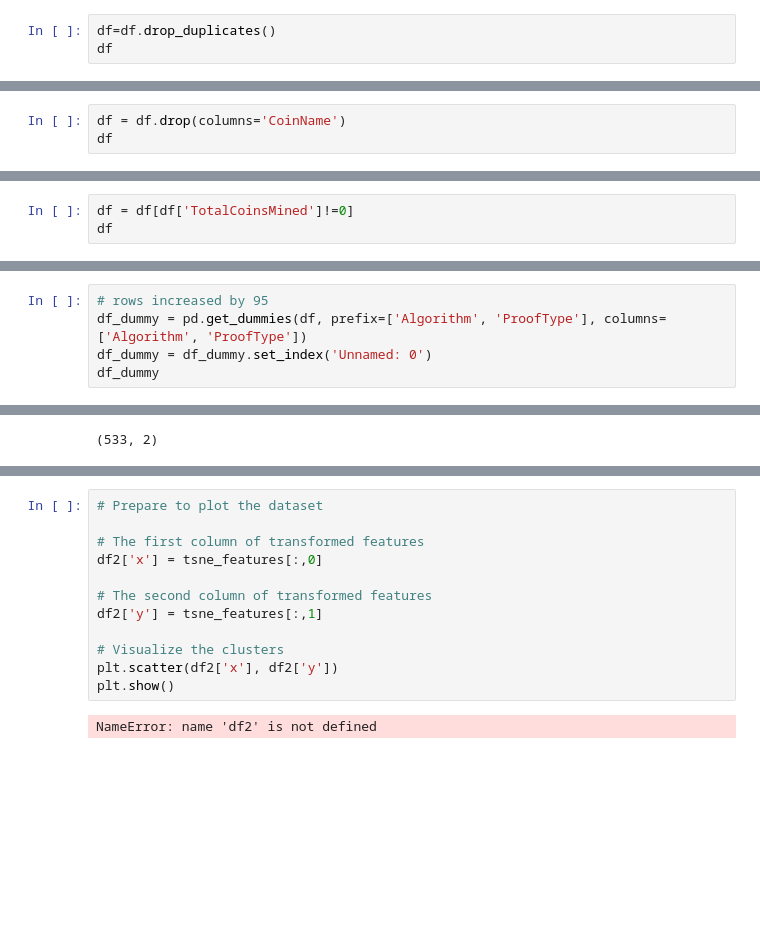
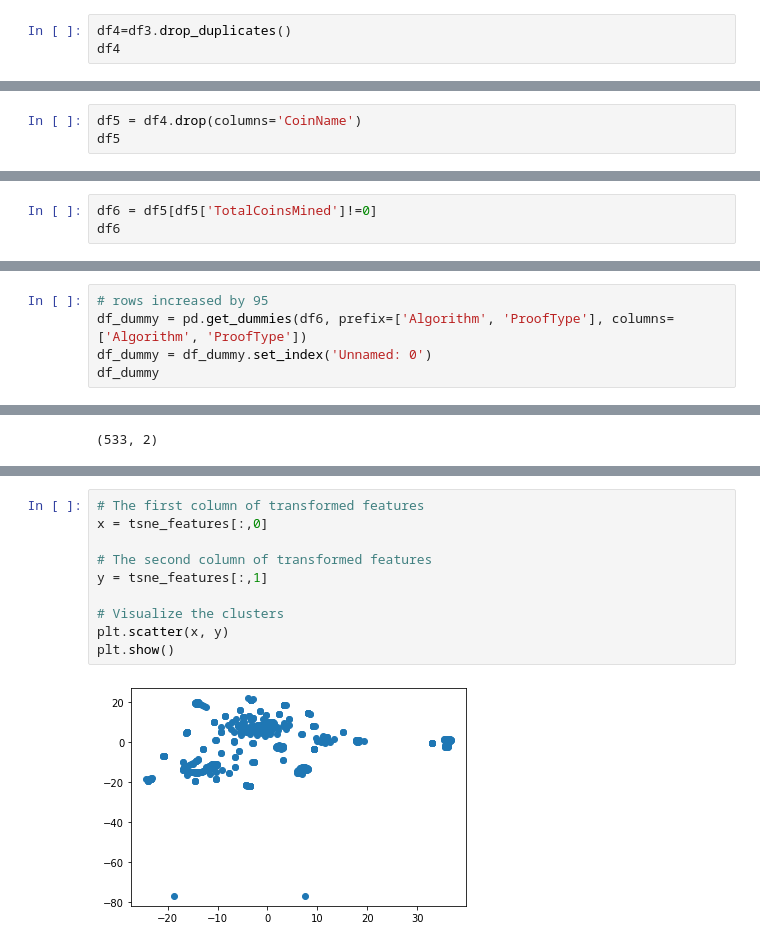
Before and after one commit to jakewmayfield/unsupervised_learning_challenge, a Jupyter notebook: Cryptocurrency_Clusters.ipynb, the cells around one changed output, grey strips where cells are left out. Saved outputs shown, nothing was run; the diff lists cells and outputs as text; blank space fills up the shorter version.

```diff
--- a/Cryptocurrency_Clusters.ipynb
+++ b/Cryptocurrency_Clusters.ipynb
@@ -78,8 +78,8 @@ df
 | 1247 | XBC | BitcoinPlus | Scrypt | PoS | 1.283270e+05 | 1000000 |
 685 rows × 6 columns
 # %%
-df=df.drop_duplicates()
-df
+df4=df3.drop_duplicates()
+df4
 # %% [output]
 |  | Unnamed: 0 | CoinName | Algorithm | ProofType | TotalCoinsMined | TotalCoinSupply |
 | 0 | 42 | 42 Coin | Scrypt | PoW/PoS | 4.199995e+01 | 42 |
@@ -95,8 +95,8 @@ df
 | 1247 | XBC | BitcoinPlus | Scrypt | PoS | 1.283270e+05 | 1000000 |
 685 rows × 6 columns
 # %%
-df = df.drop(columns='CoinName')
-df
+df5 = df4.drop(columns='CoinName')
+df5
 # %% [output]
 |  | Unnamed: 0 | Algorithm | ProofType | TotalCoinsMined | TotalCoinSupply |
 | 0 | 42 | Scrypt | PoW/PoS | 4.199995e+01 | 42 |
@@ -112,8 +112,8 @@ df
 | 1247 | XBC | Scrypt | PoS | 1.283270e+05 | 1000000 |
 685 rows × 5 columns
 # %%
-df = df[df['TotalCoinsMined']!=0]
-df
+df6 = df5[df5['TotalCoinsMined']!=0]
+df6
 # %% [output]
 |  | Unnamed: 0 | Algorithm | ProofType | TotalCoinsMined | TotalCoinSupply |
 | 0 | 42 | Scrypt | PoW/PoS | 4.199995e+01 | 42 |
@@ -130,7 +130,7 @@ df
 533 rows × 5 columns
 # %%
 # rows increased by 95
-df_dummy = pd.get_dummies(df, prefix=['Algorithm', 'ProofType'], columns=['Algorithm', 'ProofType'])
+df_dummy = pd.get_dummies(df6, prefix=['Algorithm', 'ProofType'], columns=['Algorithm', 'ProofType'])
 df_dummy = df_dummy.set_index('Unnamed: 0')
 df_dummy
 # %% [output]
@@ -177,14 +177,12 @@ tsne_features.shape
 # %%
-# Prepare to plot the dataset
-
 # The first column of transformed features
-df2['x'] = tsne_features[:,0]
+x = tsne_features[:,0]
 
 # The second column of transformed features
-df2['y'] = tsne_features[:,1]
+y = tsne_features[:,1]
 
 # Visualize the clusters
-plt.scatter(df2['x'], df2['y'])
+plt.scatter(x, y)
 plt.show()
 # %% [output]
-NameError: name 'df2' is not defined
+[figure, added]
```
Also changed, not shown: parts of 8 cells of this notebook.
